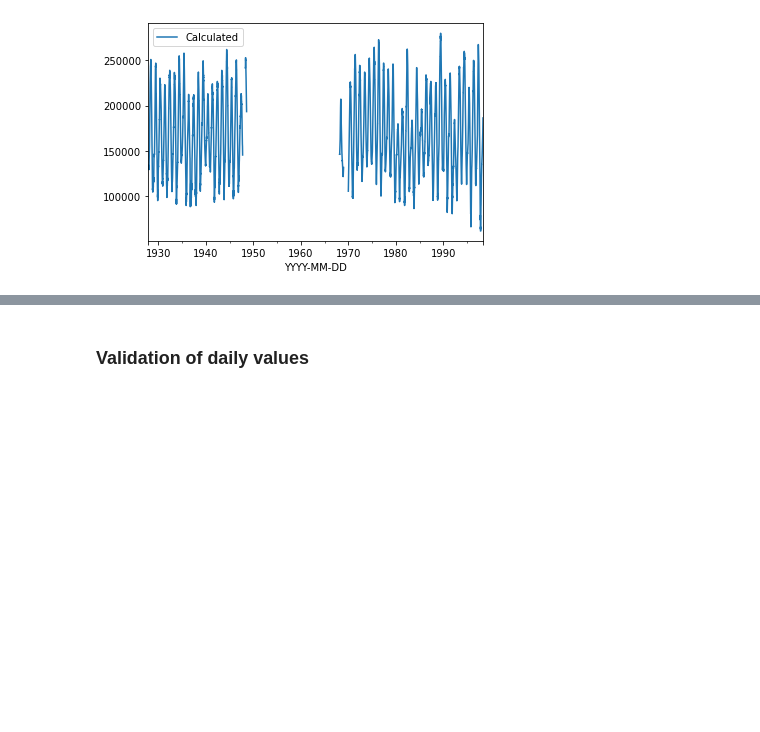
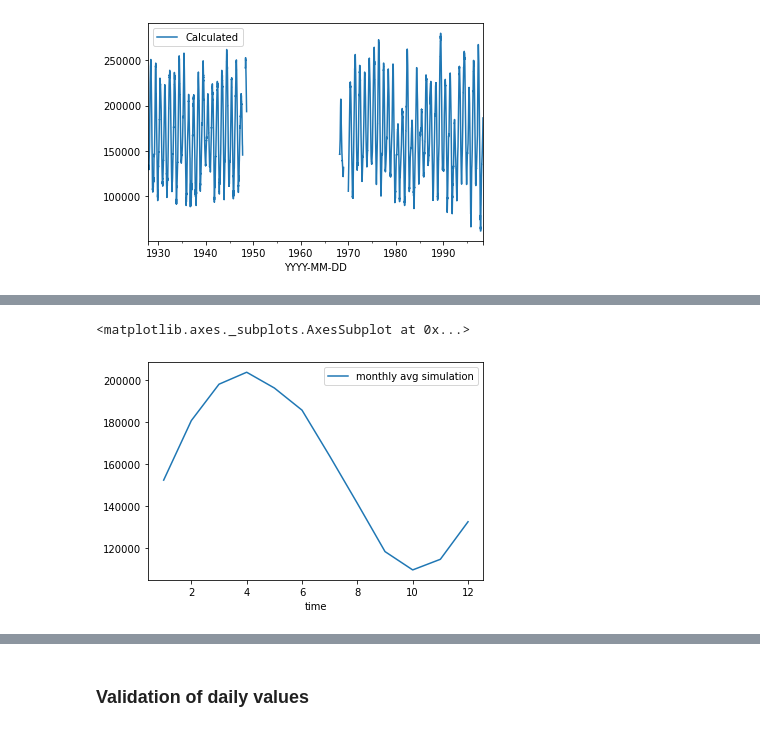
Before and after one commit to JannisHoch/pcrglobwb_utils, a Jupyter notebook: examples/first_proof_of_concept.ipynb, the cells around one changed output, grey strips where cells are left out. Cells and saved outputs as stored; diff of their text form; code cells hidden in the pictures; blank space fills up the shorter version.

```diff
--- a/examples/first_proof_of_concept.ipynb
+++ b/examples/first_proof_of_concept.ipynb
@@ -82 +115,7 @@ df_CSV = csv_obj.get_values_from_csv(t_col='YYYY-MM-DD', v_col='Calculated', plo
+# %%
+q_sim_obidos_montly = nc_object.calc_montly_avg(var_name=new_var_name_sim)
+q_sim_obidos_montly.plot(label='monthly avg simulation', legend=True)
+# %% [output]
+<matplotlib.axes._subplots.AxesSubplot at 0x...>
+[figure, added]
 # %%
```
Also changed, not shown: parts of 25 cells of this notebook, 8 other files.
